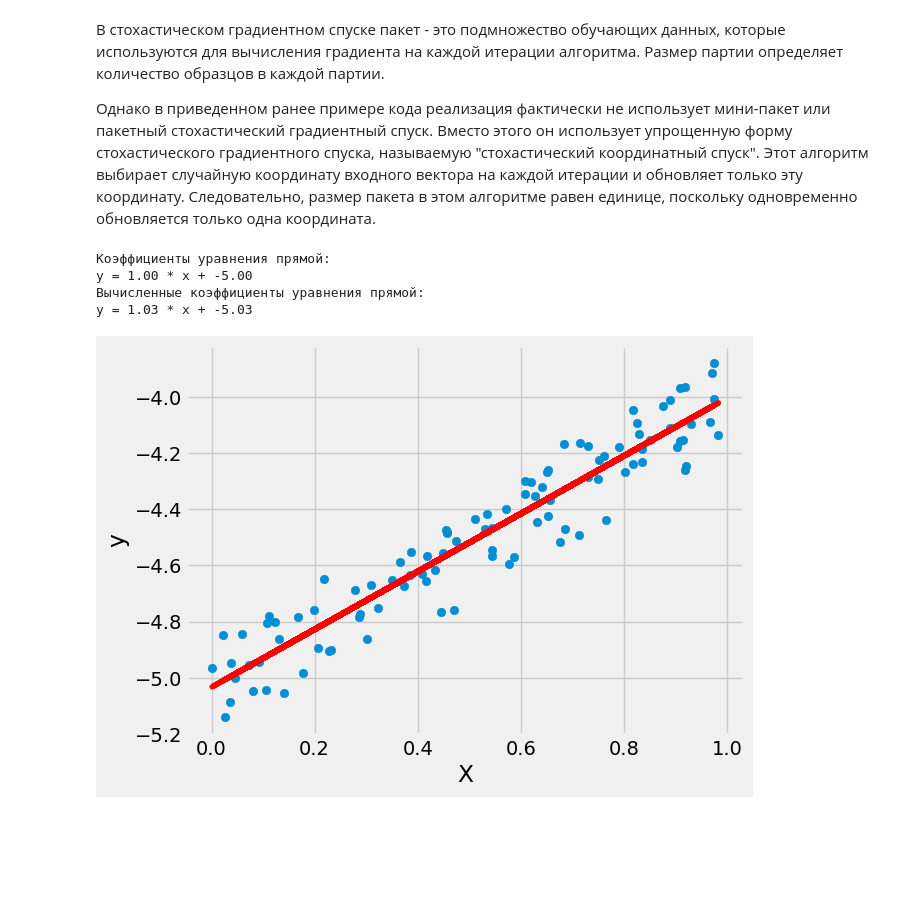
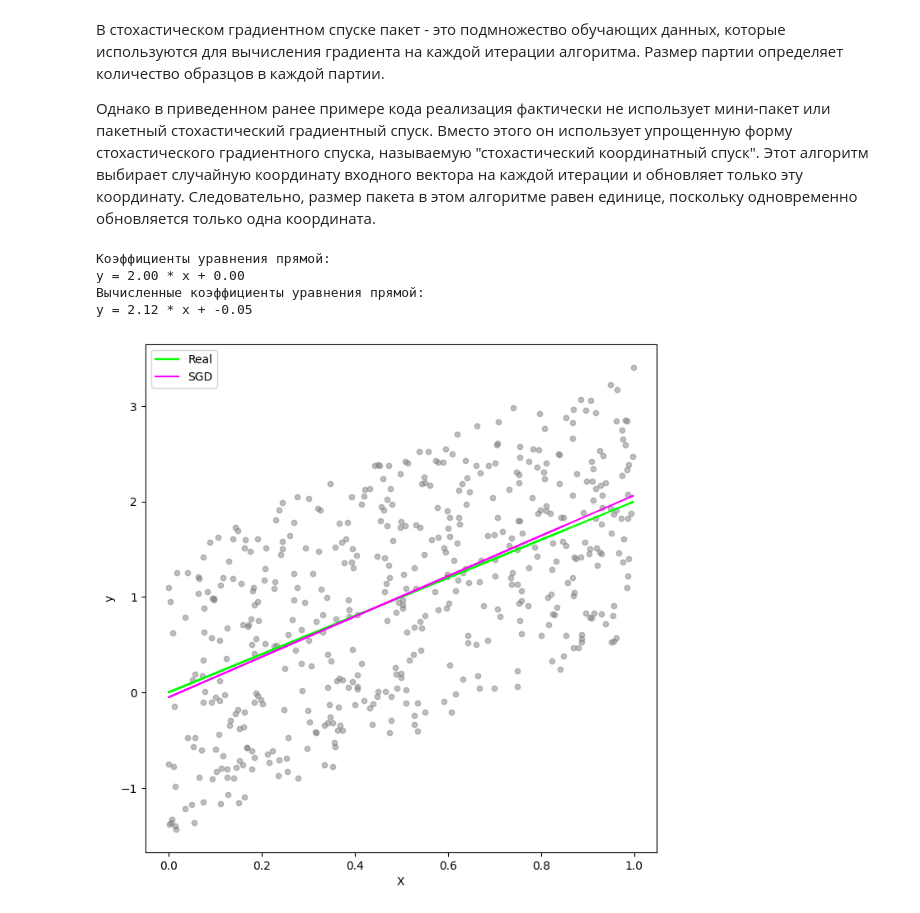
Before and after one commit to trio-at-optimization/optimization-lab2, a Jupyter notebook: T1.ipynb, the cells around one changed output. Drawn from its saved outputs; the diff is of its cells as text; code cells hidden in the pictures; blank space fills up the shorter version.

Commit message:
T1 plots

```diff
--- a/T1.ipynb
+++ b/T1.ipynb
@@ -96,38 +101,47 @@ def linear_regression(X, y, learning_rate=0.01, max_epochs=10000):
         mse = np.mean((y - y_pred) ** 2)
         return mse
 
     n_samples, n_features = X.shape
     weights = np.zeros(n_features)
     bias = 0
 
     x0 = np.array([0, 0], dtype=float)
 
     result, _, _ = stochastic_gradient_descent(mse_loss, x0, learning_rate=learning_rate, max_epochs=max_epochs, batch_size=2, apply_min=False)
 
     return result
 
+# ======== style-parameters
+plt.style.use('default')
+_ = plt.figure(figsize=(8, 8))
+# =========================
+
 # Генерируем случайные точки
-real_weight, real_bias = 1, -5
+real_weight, real_bias = 2, 0
 
-X = np.random.rand(100, 1)
-y = real_weight * X + real_bias + np.random.randn(100, 1) * 0.1
+dots_count = 500
+variance = 3
+X = np.random.rand(dots_count, 1)
+y = real_weight * X + real_bias + (np.random.rand(dots_count, 1) * variance - variance / 2)
 
 result = linear_regression(X, y)
 
 # Выводим найденные коэффициенты
 print("Коэффициенты уравнения прямой:")
 print(f"y = {real_weight:.2f} * x + {real_bias:.2f}")
 print("Вычисленные коэффициенты уравнения прямой:")
 print(f"y = {result[0]:.2f} * x + {result[1]:.2f}")
 
-plt.scatter(X, y)
-plt.plot(X, result[0]*X + result[1], color='red')
+plt.scatter(X, y, color='gray', alpha=0.5, s=20.8)
 plt.xlabel('X')
 plt.ylabel('y')
+plt.plot(X, real_weight * X + real_bias, label='Real', color='lime', linewidth=1.7)
+plt.plot(X, result[0] * X + result[1], label='SGD', color='magenta', linewidth=1.5)
+plt.legend()
 plt.show()
 # %% [output]
 Коэффициенты уравнения прямой:
-y = 1.00 * x + -5.00
+y = 2.00 * x + 0.00
 Вычисленные коэффициенты уравнения прямой:
-y = 1.03 * x + -5.03
+y = 2.12 * x + -0.05
-[figure, old version]
+[figure, new version]
```
Also changed, not shown: parts of 1 cell of this notebook.
